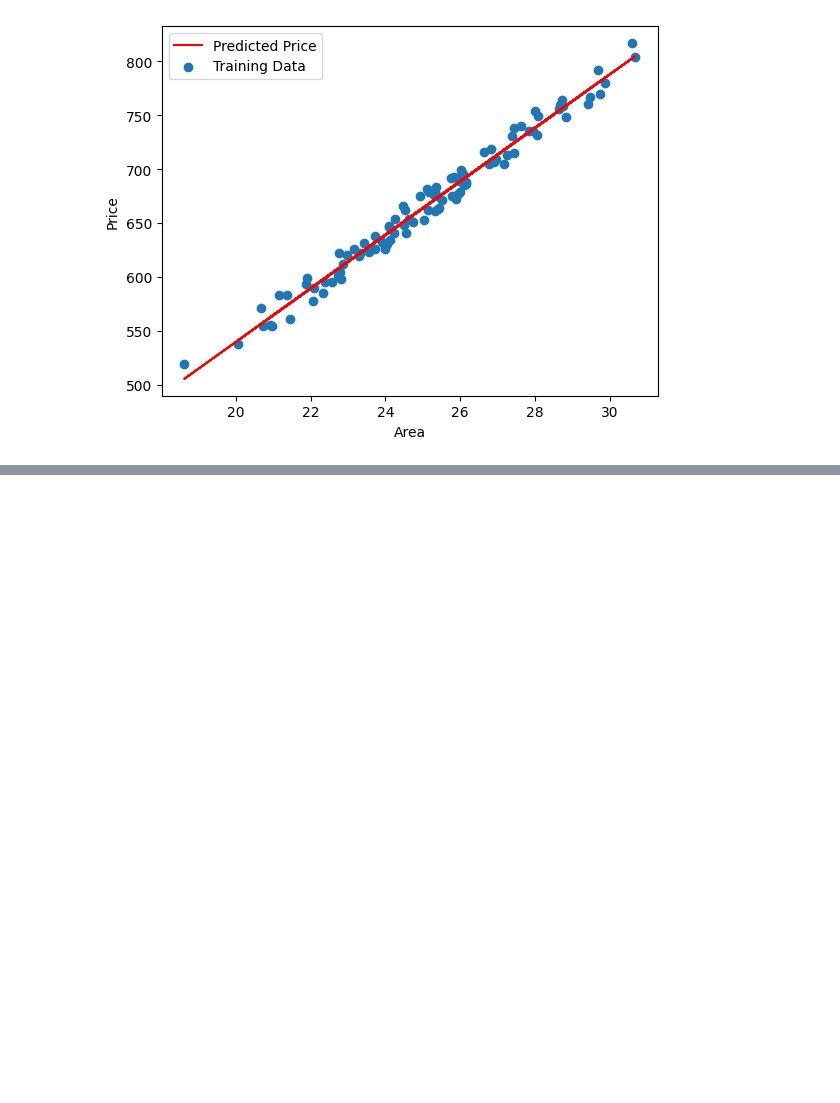
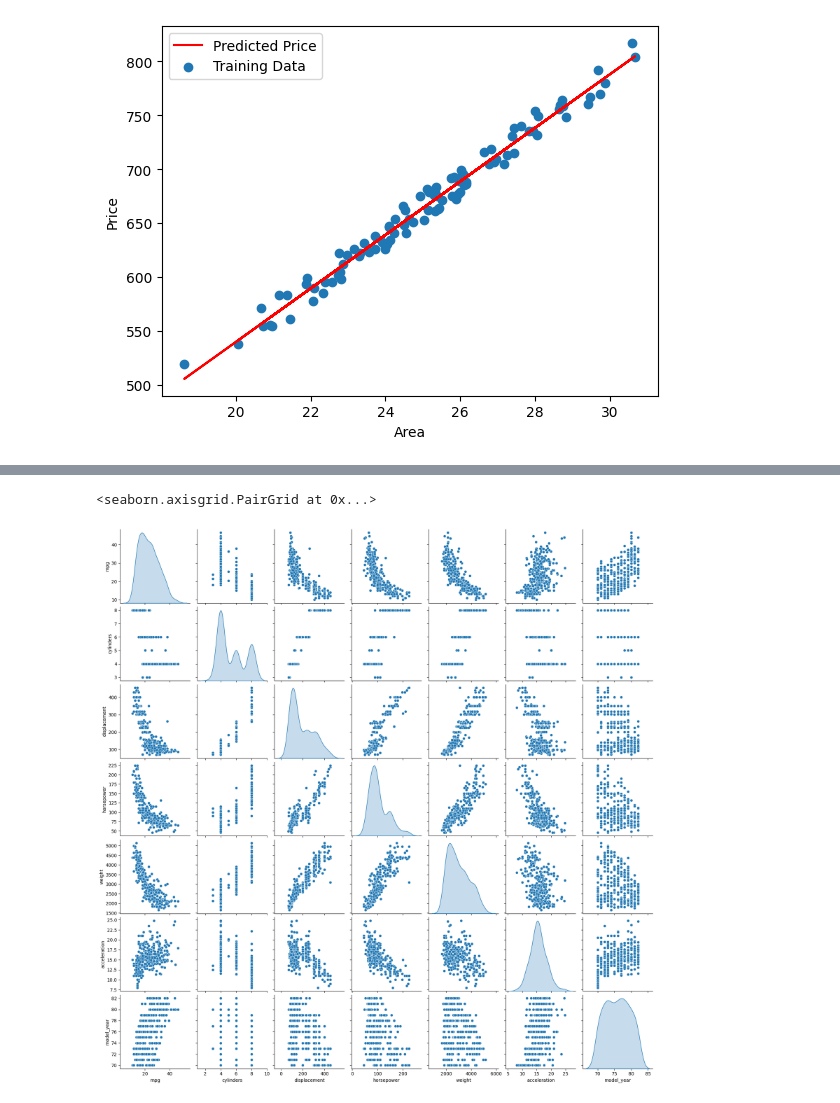
Before and after one commit to nasarinagasunil/DeepLearning_with_Tensforflow, a Jupyter notebook: 02_ClassificationAndRegression.ipynb, the cells around one changed output, grey strips where cells are left out. Saved outputs shown, nothing was run; the diff lists cells and outputs as text; code cells hidden in the pictures; blank space fills up the shorter version.

```diff
--- a/02_ClassificationAndRegression.ipynb
+++ b/02_ClassificationAndRegression.ipynb
@@ -35,0 +119,8 @@ plt.legend()
+# %%
+url = 'https://archive.ics.uci.edu/ml/machine-learning-databases/auto-mpg/auto-mpg.data'
+column_names = ['mpg', 'cylinders', 'displacement', 'horsepower', 'weight', 'acceleration', 'model_year', 'origin']
+data = pd.read_csv(url, names=column_names, na_values='?', comment='\t', sep=' ', skipinitialspace=True)
+# %%
+data = data.drop('origin', axis=1)
+print(data.isna().sum())
+data = data.dropna()
@@ -35,0 +136,8 @@ plt.legend()
+# %%
+train_dataset = data.sample(frac=0.8, random_state=0)
+test_dataset = data.drop(train_dataset.index)
+# %%
+sns.pairplot(train_dataset[['mpg', 'cylinders', 'displacement','horsepower', 'weight', 'acceleration', 'model_year']], diag_kind='kde')
+# %% [output]
+<seaborn.axisgrid.PairGrid at 0x...>
+[figure, added]
```
Also changed, not shown: parts of 30 cells of this notebook.
